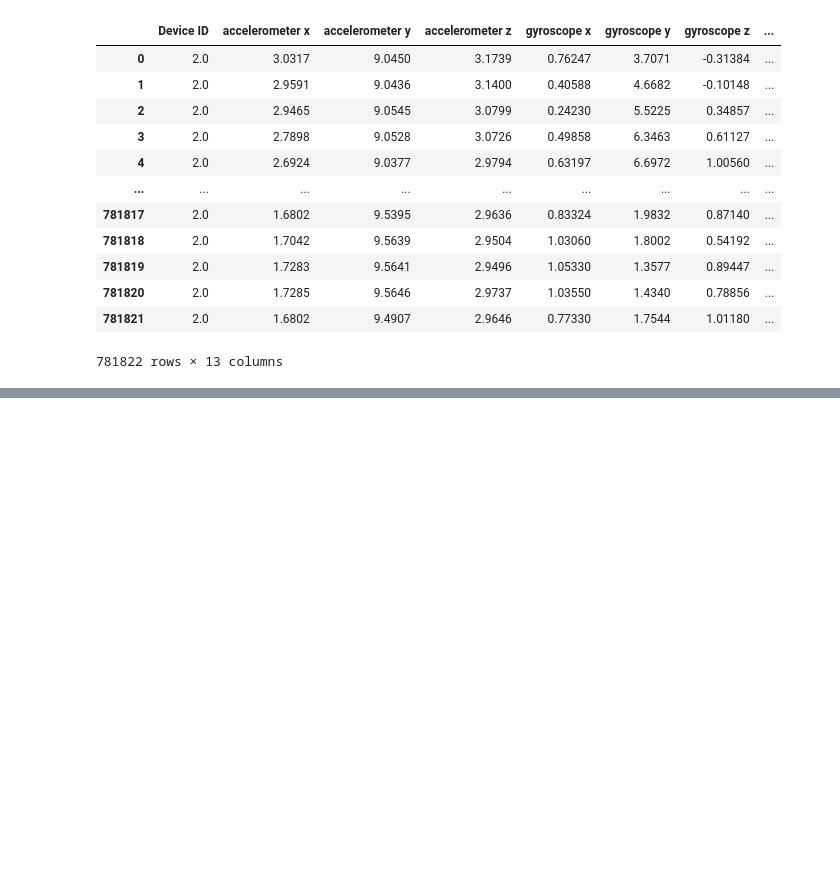
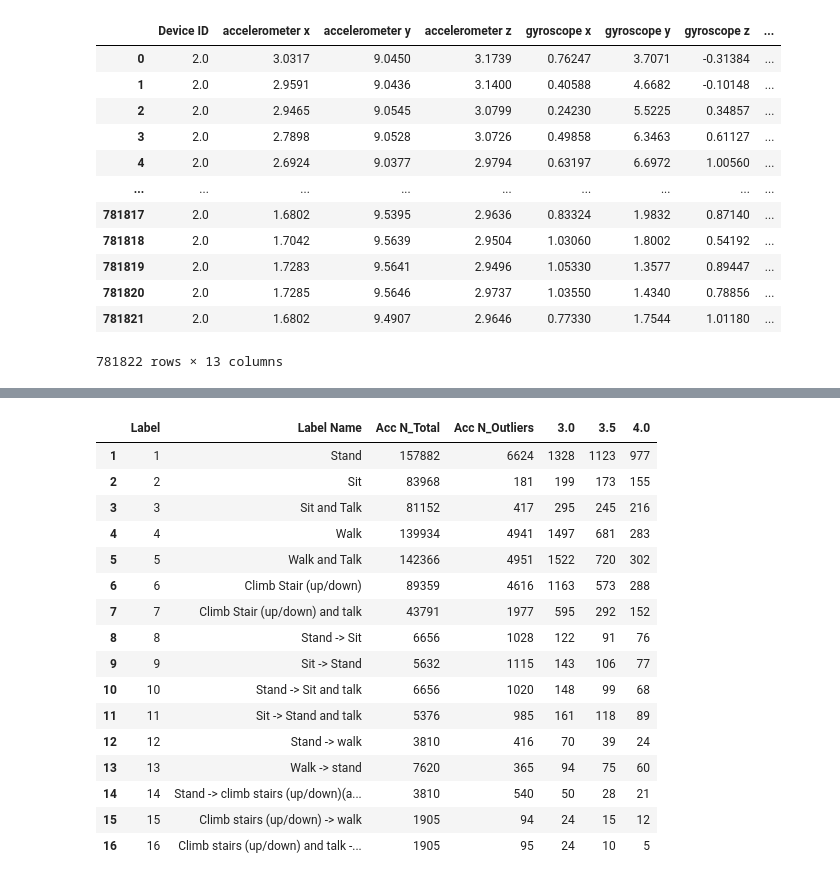
Before and after one commit to patii01/TCD-TP, a Jupyter notebook: code/mainActivity.ipynb, the cells around one changed output, grey strips where cells are left out. Drawn from its saved outputs; the diff is of its cells as text; code cells hidden in the pictures; blank space fills up the shorter version.

```diff
--- a/code/mainActivity.ipynb
+++ b/code/mainActivity.ipynb
@@ -102,0 +192,56 @@ def outliers():
+# %%
+def z_score(activity, k):
+    m = activity.mean()
+    s = activity.std()
+    z = (activity - m) / s
+
+    out = z.loc[(z < -k) | (z > k)]
+    not_out = z.loc[(z <= k) & (z >= -k)]
+
+    return [out, not_out]
+
+
+
+def zscore(mod_data, den, sensor):
+    n_outliers = []
+    for id in range(1,17):
+        aux = []
+        activity = mod_data.loc[mod_data["Label ID"] == id, sensor]
+        for k in k_value:
+            [out, not_out] = z_score(activity, k)
+
+            aux.append(out.shape[0])
+
+        aux = pd.DataFrame(aux)
+        aux.columns = [id]
+        aux.index = k_value
+
+        n_outliers.append(aux)
+
+    n_outliers = pd.concat(n_outliers, axis=1)
+    n_outliers = n_outliers.transpose()
+
+    data_zscore = pd.concat([den[['Label', 'Label Name', sensor + ' N_Total', sensor + ' N_Outliers']], n_outliers], axis=1)
+
+    display(data_zscore)
+
+
+zscore(mod_data, den, 'Acc')
+# %% [output]
+|  | Label | Label Name | Acc N_Total | Acc N_Outliers | 3.0 | 3.5 | 4.0 |
+| 1 | 1 | Stand | 157882 | 6624 | 1328 | 1123 | 977 |
+| 2 | 2 | Sit | 83968 | 181 | 199 | 173 | 155 |
+| 3 | 3 | Sit and Talk | 81152 | 417 | 295 | 245 | 216 |
+| 4 | 4 | Walk | 139934 | 4941 | 1497 | 681 | 283 |
+| 5 | 5 | Walk and Talk | 142366 | 4951 | 1522 | 720 | 302 |
+| 6 | 6 | Climb Stair (up/down) | 89359 | 4616 | 1163 | 573 | 288 |
+| 7 | 7 | Climb Stair (up/down) and talk | 43791 | 1977 | 595 | 292 | 152 |
+| 8 | 8 | Stand -> Sit | 6656 | 1028 | 122 | 91 | 76 |
+| 9 | 9 | Sit -> Stand | 5632 | 1115 | 143 | 106 | 77 |
+| 10 | 10 | Stand -> Sit and talk | 6656 | 1020 | 148 | 99 | 68 |
+| 11 | 11 | Sit -> Stand and talk | 5376 | 985 | 161 | 118 | 89 |
+| 12 | 12 | Stand -> walk | 3810 | 416 | 70 | 39 | 24 |
+| 13 | 13 | Walk -> stand | 7620 | 365 | 94 | 75 | 60 |
+| 14 | 14 | Stand -> climb stairs (up/down)(a... | 3810 | 540 | 50 | 28 | 21 |
+| 15 | 15 | Climb stairs (up/down) -> walk | 1905 | 94 | 24 | 15 | 12 |
+| 16 | 16 | Climb stairs (up/down) and talk -... | 1905 | 95 | 24 | 10 | 5 |
```
Also changed, not shown: parts of 14 cells of this notebook.
